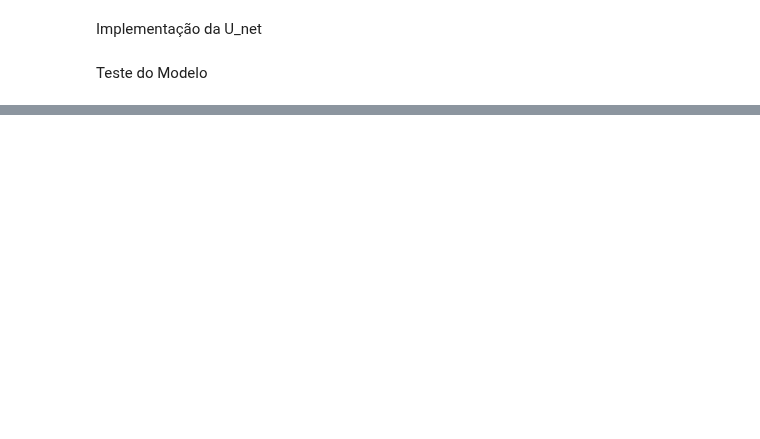
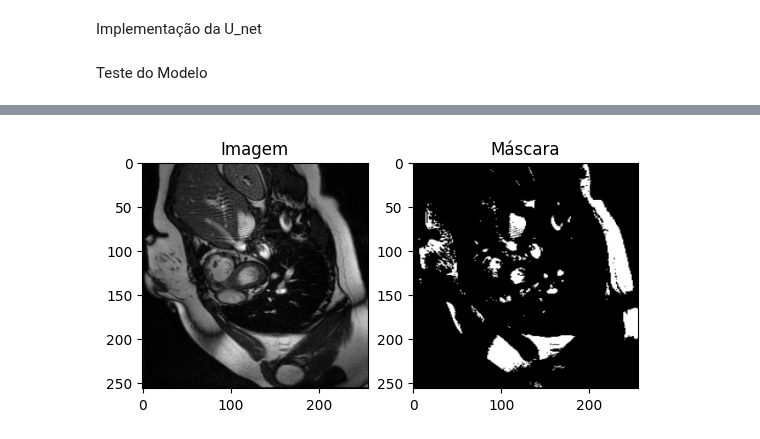
Before and after one commit to Alan240124/Alan, a Jupyter notebook: Modelo_CNN.ipynb, the cells around one changed output, grey strips where cells are left out. Cells and saved outputs as stored; diff of their text form; code cells hidden in the pictures; blank space fills up the shorter version.

```diff
--- a/Modelo_CNN.ipynb
+++ b/Modelo_CNN.ipynb
@@ -470,0 +251,85 @@ UNet(
+# %%
+import os
+from PIL import Image
+import torch
+from torch.utils.data import Dataset, DataLoader
+from torchvision import transforms
+import matplotlib.pyplot as plt
+
+class HeartDataset(Dataset):
+    def __init__(self, image_dir, mask_dir, transform=None):
+        self.image_dir = image_dir
+        self.mask_dir = mask_dir
+        self.transform = transform
+        self.images = sorted(os.listdir(image_dir))
+        self.masks = sorted(os.listdir(mask_dir))
+
+        # Validação para garantir que o número de imagens e máscaras seja o mesmo
+        assert len(self.images) == len(self.masks), f"Erro: {len(self.images)} imagens e {len(self.masks)} máscaras encontradas. Eles devem corresponder."
+
+    def __len__(self):
+        return len(self.images)
+
+    def __getitem__(self, idx):
+        image_path = os.path.join(self.image_dir, self.images[idx])
+        mask_path = os.path.join(self.mask_dir, self.masks[idx])
+
+        # Verificação se os arquivos realmente existem e são acessíveis
+        assert os.path.exists(image_path), f"Erro: Imagem não encontrada em {image_path}"
+        assert os.path.exists(mask_path), f"Erro: Máscara não encontrada em {mask_path}"
+
+        image = Image.open(image_path).convert("L")  # Converter para grayscale
+        mask = Image.open(mask_path).convert("L")    # Converter para grayscale
+
+        if self.transform:
+            image = self.transform(image)
+            mask = self.transform(mask)
+
+        # Validação de tamanho de imagem e máscara
+        assert image.size() == mask.size(), "Erro: Dimensões da imagem e da máscara não correspondem."
+
+        return image, mask
+
+# Diretórios das imagens e máscaras
+image_dir = '/content/drive/MyDrive/Coracao_DataSet/images'  # Substitua pelo caminho real
+mask_dir = '/content/drive/MyDrive/Coracao_DataSet/masks'    # Substitua pelo caminho real
+
+# Transformação: Redimensionamento, conversão para tensor e normalização
+transform = transforms.Compose([
+    transforms.Resize((256, 256)),  # Redimensione conforme necessário
+    transforms.ToTensor(),
+])
+
+# Criação do dataset e do DataLoader
+dataset = HeartDataset(image_dir, mask_dir, transform=transform)
+dataloader = DataLoader(dataset, batch_size=4, shuffle=True)
+
+# Exibir algumas informações do dataset
+print(f"Total de imagens no dataset: {len(dataset)}")
+
+# Função para mostrar imagem e máscara lado a lado
+def show_image_and_mask(image, mask):
+    image = image.squeeze(0).numpy()  # Remover o canal de cor
+    mask = mask.squeeze(0).numpy()    # Remover o canal de cor
+    plt.subplot(1, 2, 1)
+    plt.imshow(image, cmap='gray')
+    plt.title('Imagem')
+    plt.subplot(1, 2, 2)
+    plt.imshow(mask, cmap='gray')
+    plt.title('Máscara')
+    plt.show()
+
+# Exemplo de iteração pelo DataLoader
+for images, masks in dataloader:
+    print(f"Tamanho do batch de imagens: {images.shape}")
+    print(f"Tamanho do batch de máscaras: {masks.shape}")
+
+    # Validar o formato e o conteúdo do batch
+    for i in range(len(images)):
+        print(f"Imagem {i+1} - Dimensão: {images[i].shape}")
+        print(f"Máscara {i+1} - Dimensão: {masks[i].shape}")
+        # Exibir a primeira imagem e máscara do batch
+        show_image_and_mask(images[i], masks[i])
+
+    break  # Apenas um batch para demonstração
+# %% [output]
@@ -470,0 +341 @@ UNet(
+[figure, added]
```
Also changed, not shown: parts of 24 cells of this notebook.
